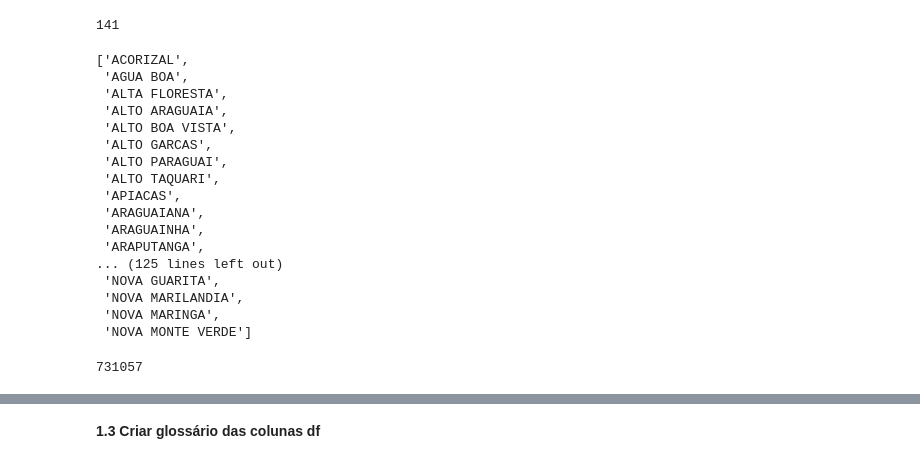
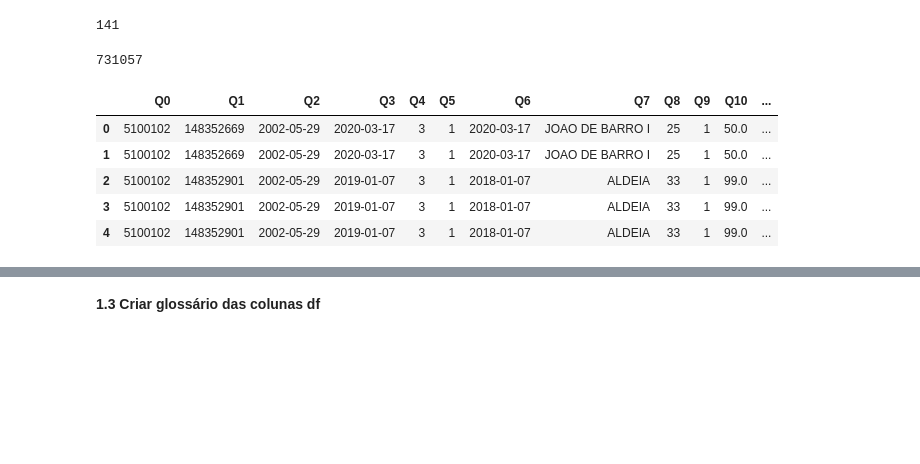
Before and after one commit to fernandovieira1/os_240-2021_setasc, a Jupyter notebook: analise_os.ipynb, the cells around one changed output, grey strips where cells are left out. Saved outputs shown, nothing was run; the diff lists cells and outputs as text; code cells hidden in the pictures; blank space fills up the shorter version.

```diff
--- a/analise_os.ipynb
+++ b/analise_os.ipynb
@@ -144,23 +154,3 @@ import unidecode
 MT = []
 for i in mt:
     MT.append(unidecode.unidecode(i))
-# %%
-MT
-# %% [output]
-['ACORIZAL',
- 'AGUA BOA',
- 'ALTA FLORESTA',
- 'ALTO ARAGUAIA',
- 'ALTO BOA VISTA',
- 'ALTO GARCAS',
- 'ALTO PARAGUAI',
- 'ALTO TAQUARI',
- 'APIACAS',
- 'ARAGUAIANA',
- 'ARAGUAINHA',
- 'ARAPUTANGA',
-... (125 lines left out)
- 'NOVA GUARITA',
- 'NOVA MARILANDIA',
- 'NOVA MARINGA',
- 'NOVA MONTE VERDE']
@@ -171 +170,10 @@ len(df)
+# %%
+df.head()
+# %% [output]
+|  | Q0 | Q1 | Q2 | Q3 | Q4 | Q5 | Q6 | Q7 | Q8 | Q9 | Q10 | ... |
+| 0 | 5100102 | 148352669 | 2002-05-29 | 2020-03-17 | 3 | 1 | 2020-03-17 | JOAO DE BARRO I | 25 | 1 | 50.0 | ... |
+| 1 | 5100102 | 148352669 | 2002-05-29 | 2020-03-17 | 3 | 1 | 2020-03-17 | JOAO DE BARRO I | 25 | 1 | 50.0 | ... |
+| 2 | 5100102 | 148352901 | 2002-05-29 | 2019-01-07 | 3 | 1 | 2018-01-07 | ALDEIA | 33 | 1 | 99.0 | ... |
+| 3 | 5100102 | 148352901 | 2002-05-29 | 2019-01-07 | 3 | 1 | 2018-01-07 | ALDEIA | 33 | 1 | 99.0 | ... |
+| 4 | 5100102 | 148352901 | 2002-05-29 | 2019-01-07 | 3 | 1 | 2018-01-07 | ALDEIA | 33 | 1 | 99.0 | ... |
 # %%
```
Also changed, not shown: parts of 27 cells of this notebook.
